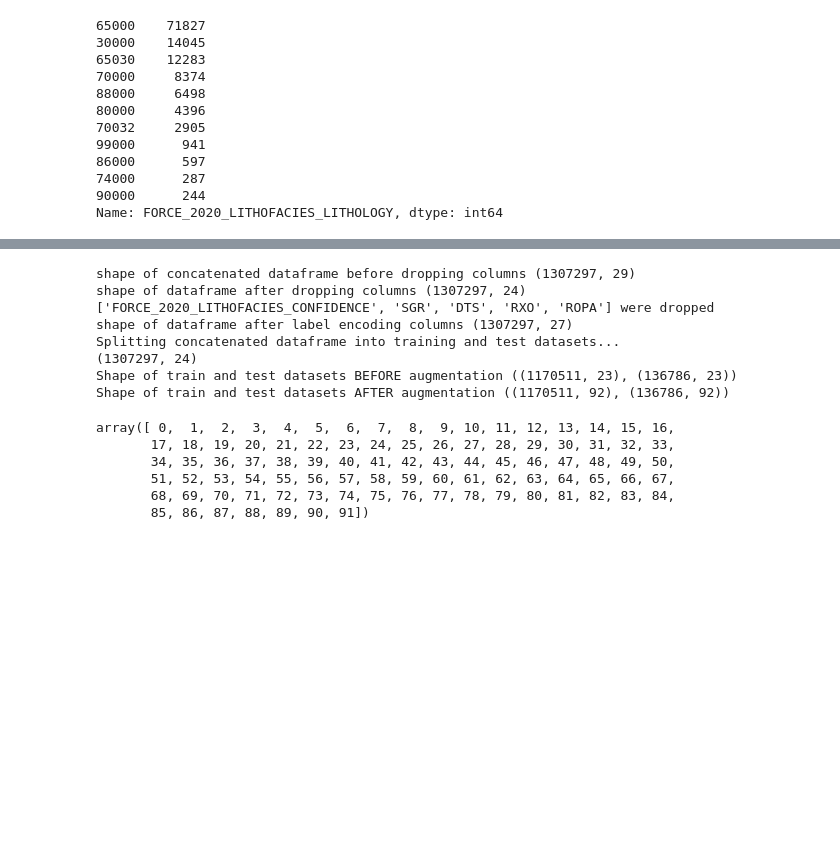
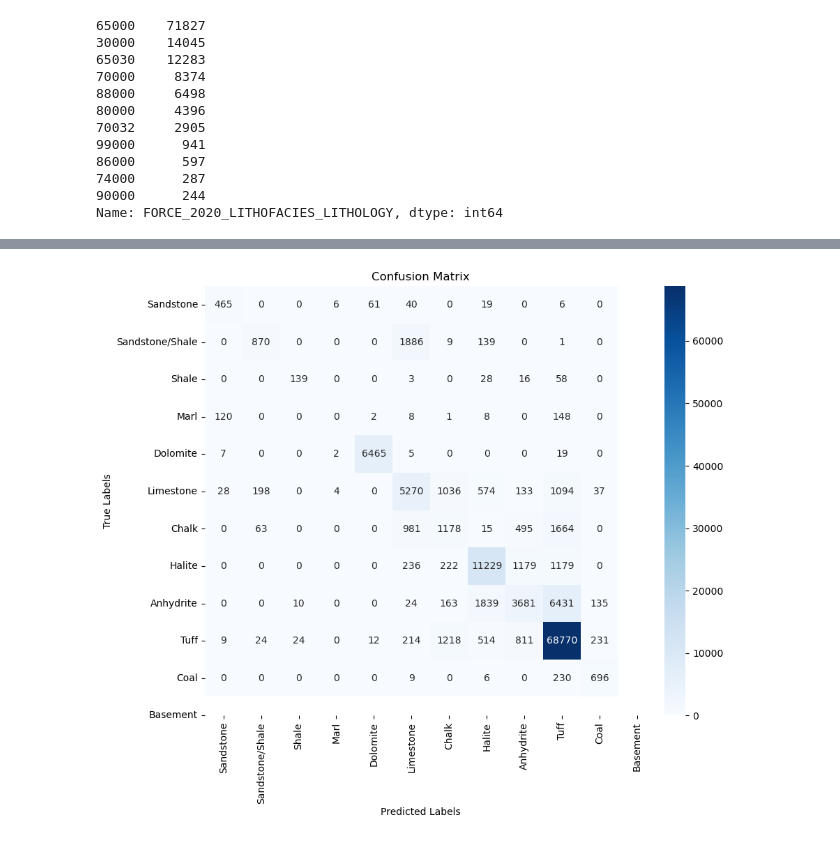
Before and after one commit to hyonbokan/lithology-identification-fl, a Jupyter notebook: XGBoost/xgboost_aug.ipynb, the cells around one changed output, grey strips where cells are left out. Drawn from its saved outputs; the diff is of its cells as text; code cells hidden in the pictures; blank space fills up the shorter version.

```diff
--- a/XGBoost/xgboost_aug.ipynb
+++ b/XGBoost/xgboost_aug.ipynb
@@ -714,21 +724,40 @@ F1 Score: 0.7902691902979689
-# %%
-traindata1, testdata1, lithology1, lithology_numbers = xgboost.preprocess(train, test)
-# %% [output]
-shape of concatenated dataframe before dropping columns (1307297, 29)
-shape of dataframe after dropping columns (1307297, 24)
-['FORCE_2020_LITHOFACIES_CONFIDENCE', 'SGR', 'DTS', 'RXO', 'ROPA'] were dropped
-shape of dataframe after label encoding columns (1307297, 27)
-Splitting concatenated dataframe into training and test datasets...
-(1307297, 24)
-Shape of train and test datasets BEFORE augmentation ((1170511, 23), (136786, 23))
-Shape of train and test datasets AFTER augmentation ((1170511, 92), (136786, 92))
-# %%
-feature_names = pd.DataFrame(traindata1).columns
-feature_names.values
-# %% [output]
-array([ 0,  1,  2,  3,  4,  5,  6,  7,  8,  9, 10, 11, 12, 13, 14, 15, 16,
-       17, 18, 19, 20, 21, 22, 23, 24, 25, 26, 27, 28, 29, 30, 31, 32, 33,
-       34, 35, 36, 37, 38, 39, 40, 41, 42, 43, 44, 45, 46, 47, 48, 49, 50,
-       51, 52, 53, 54, 55, 56, 57, 58, 59, 60, 61, 62, 63, 64, 65, 66, 67,
-       68, 69, 70, 71, 72, 73, 74, 75, 76, 77, 78, 79, 80, 81, 82, 83, 84,
-       85, 86, 87, 88, 89, 90, 91])
+# %%
+lithology_keys = {30000: 'Sandstone',
+                 65030: 'Sandstone/Shale',
+                 65000: 'Shale',
+                 80000: 'Marl',
+                 74000: 'Dolomite',
+                 70000: 'Limestone',
+                 70032: 'Chalk',
+                 88000: 'Halite',
+                 86000: 'Anhydrite',
+                 99000: 'Tuff',
+                 90000: 'Coal',
+                 93000: 'Basement',
+          }
+# Convert predicted labels to class names
+predicted_labels_names = [lithology_keys[label] for label in predicted_labels2]
+true_labels_names = [lithology_keys[label] for label in true_labels2]
+# %%
+from sklearn.metrics import confusion_matrix
+import seaborn as sns
+import matplotlib.pyplot as plt
+
+# Calculate confusion matrix
+cm = confusion_matrix(true_labels_names, predicted_labels_names)
+
+# Create a figure for the confusion matrix
+plt.figure(figsize=(10, 8))
+
+# Plot the confusion matrix
+sns.heatmap(cm, annot=True, fmt='d', cmap='Blues', xticklabels=lithology_keys.values(), yticklabels=lithology_keys.values())
+
+# Set the axis labels and title
+plt.xlabel('Predicted Labels')
+plt.ylabel('True Labels')
+plt.title('Confusion Matrix')
+
+# Show the plot
+plt.show()
+# %% [output]
+[figure, added]
```
Also changed, not shown: parts of 8 cells of this notebook, 2 other files.
